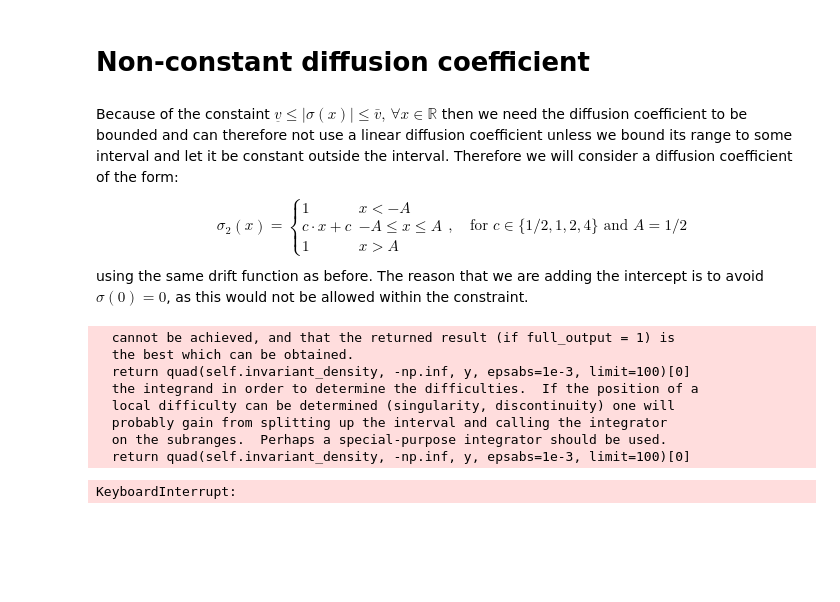
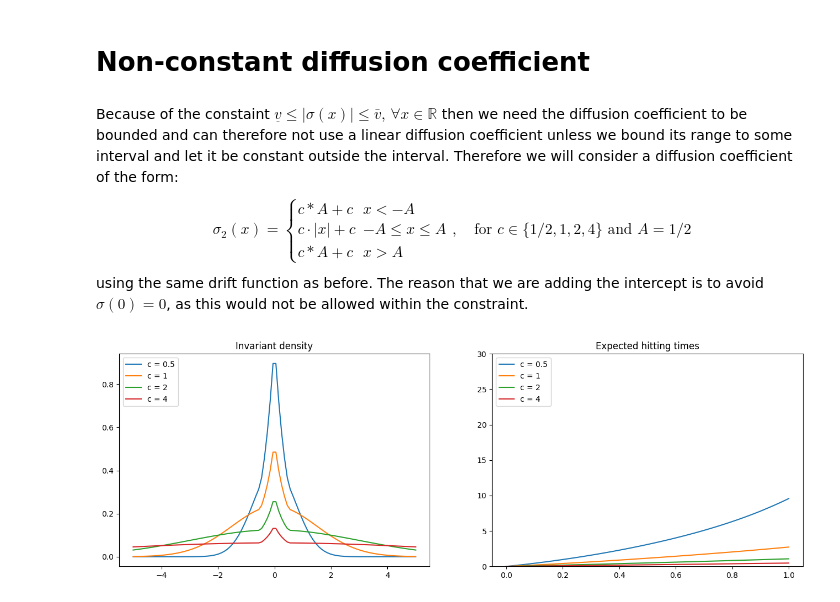
Before and after one commit to RasmusBrostroem/Data-driven-algorithms-for-Impulse-control-problem-Thesis, a Jupyter notebook: TestingDiffusionCoefficients.ipynb, the cells around one changed output. Drawn from its saved outputs; the diff is of its cells as text; code cells hidden in the pictures; blank space fills up the shorter version.

```diff
--- a/TestingDiffusionCoefficients.ipynb
+++ b/TestingDiffusionCoefficients.ipynb
@@ -56,48 +56,40 @@ Here we see that a constant diffusion coefficient has the inverse effect on the
 Because of the constaint $\underset{\bar{}}{v} \leq |\sigma(x)| \leq \bar{v}, \, \forall x\in \mathbb{R}$ then we need the diffusion coefficient to be bounded and can therefore not use a linear diffusion coefficient unless we bound its range to some interval and let it be constant outside the interval. Therefore we will consider a diffusion coefficient of the form:
 $$
 \sigma_2(x) = \begin{cases}
-    1 & x< -A\\
-    c\cdot x+c & -A \leq x \leq A\\
-    1 & x>A
+    c*A+c & x< -A\\
+    c\cdot |x|+c & -A \leq x \leq A\\
+    c*A+c & x>A
 \end{cases}, \quad \text{for } c\in \{1/2, 1, 2, 4\} \text{ and } A=1/2
 $$
 using the same drift function as before. The reason that we are adding the intercept is to avoid $\sigma(0)=0$, as this would not be allowed within the constraint.
 # %%
 def sigma2(c, A):
-    return lambda x: 1 if x < -A else (c*np.abs(x)+0.0001 if x <= A else 1)
+    return lambda x: c*A+c if x < -A else (c*np.abs(x)+c if x <= A else c*A+c)
 
 cs = [1/2, 1, 2, 4]
 sigmas = [sigma2(c, 1/2) for c in cs]
 
-d = generate_linear_drift(4, 0)
+d = generate_linear_drift(1/2, 0)
 
 diffProsses = [DiffusionProcess(d, sig) for sig in sigmas]
 
 x_range_invariant = np.linspace(-5, 5, 100)
 x_range_xi = np.linspace(0, 1, 100)
 invariant_densities = [pros.invariant_density(x_range_invariant) for pros in diffProsses]
 expected_hitting_times = [pros.xi(x_range_xi) for pros in diffProsses]
 
 fig, ax = plt.subplots(1,2,figsize=(16,5))
 
 for i, invariant_density in enumerate(invariant_densities):
     ax[0].plot(x_range_invariant, invariant_density, label=f"c = {cs[i]}" )
 ax[0].legend(loc="upper left")
 ax[0].set_title("Invariant density")
 for i, expected_hitting_time in enumerate(expected_hitting_times):
     ax[1].plot(x_range_xi, expected_hitting_time, label=f"c = {cs[i]}")
 ax[1].legend(loc="upper left")
 ax[1].set_title("Expected hitting times")
 ax[1].ticklabel_format(style="plain")
-ax[1].set_ylim([0, 30])
+#ax[1].set_ylim([0, 30])
 plt.show()
 # %% [output]
-  cannot be achieved, and that the returned result (if full_output = 1) is
-  the best which can be obtained.
-  return quad(self.invariant_density, -np.inf, y, epsabs=1e-3, limit=100)[0]
-  the integrand in order to determine the difficulties.  If the position of a
-  local difficulty can be determined (singularity, discontinuity) one will
-  probably gain from splitting up the interval and calling the integrator
-  on the subranges.  Perhaps a special-purpose integrator should be used.
-  return quad(self.invariant_density, -np.inf, y, epsabs=1e-3, limit=100)[0]
-KeyboardInterrupt:
+[figure, added]
```
Also changed, not shown: parts of 11 cells of this notebook.
